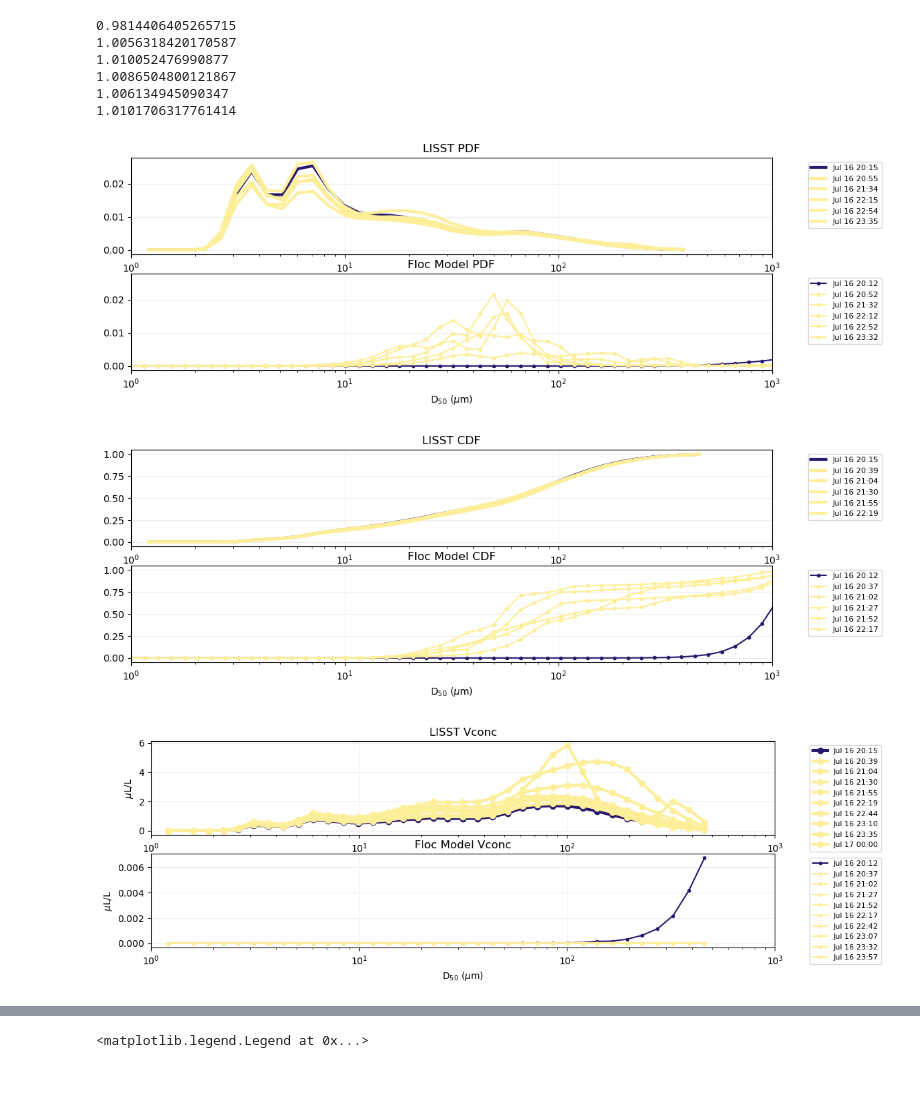
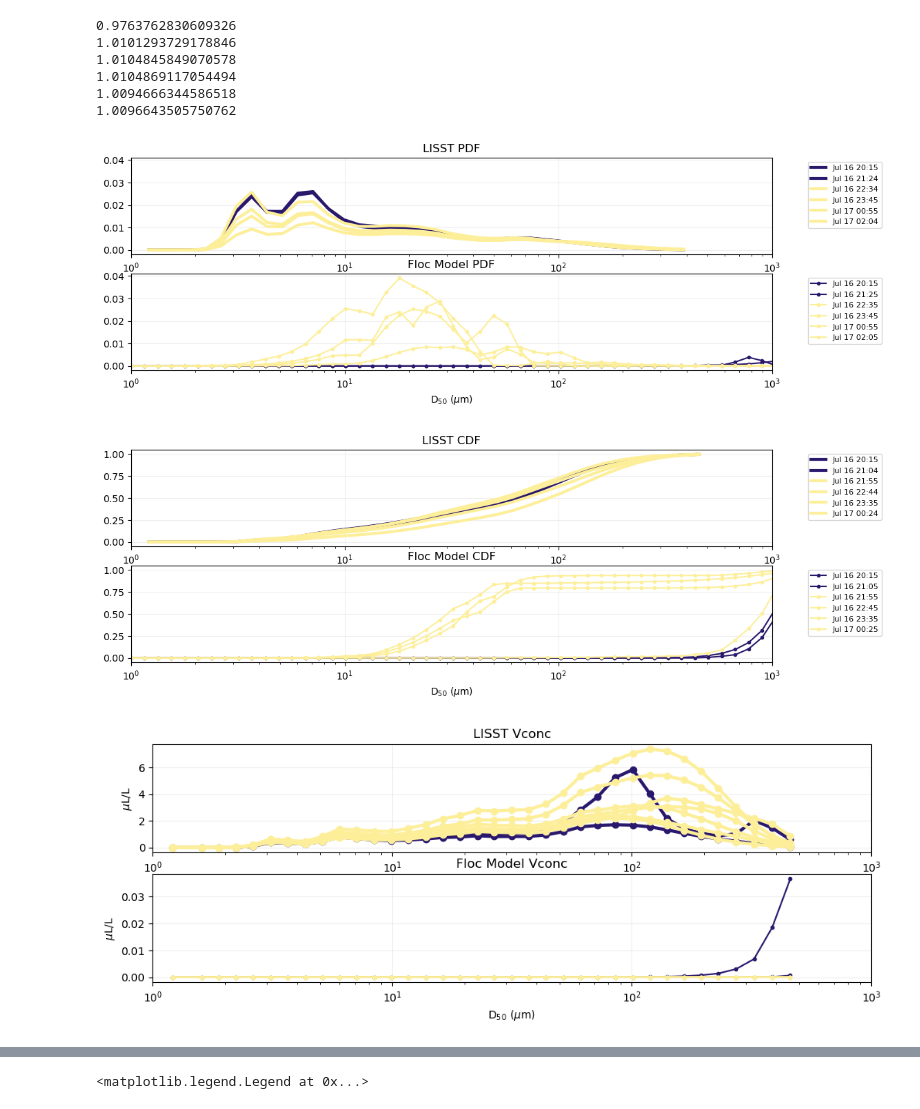
Before and after one commit to sienna-white/enkf_sediment, a Jupyter notebook: plot_floc_mod_ens.ipynb, the cells around one changed output, grey strips where cells are left out. Cells and saved outputs as stored; diff of their text form; code cells hidden in the pictures; blank space fills up the shorter version.

```diff
--- a/plot_floc_mod_ens.ipynb
+++ b/plot_floc_mod_ens.ipynb
@@ -10,10 +10,10 @@ from scipy.integrate import cumulative_trapezoid #, trapz
 
 
 ############################## OPEN MODEL DATA ##############################
-ds = xr.open_dataset("FlocMod_ADV_G_34.nc", decode_times=False)
+ds = xr.open_dataset("FlocMod_ADV_G_37.nc", decode_times=False)
 volume = 4/3 * np.pi * (ds.Ds/2)**3
 date = pd.to_datetime("2020-07-16 20:10:01")
-# ds = ds.dropna(dim="N", how="all")
+ds = ds.dropna(dim="N", how="any")
 mtime = [date + pd.Timedelta(t, unit='s') for t in ds.time.values]
 nt = len(ds.time)
 Nens = len(ds.N)
@@ -85,7 +85,7 @@ for j, Ds in enumerate(range(0, Ns, 4)):
     axs[j].grid(alpha=0.3)
     axs[j].set_title(r"Ds = %.2f $\mu$m" % (ds.Ds.isel(Ds=Ds).values*1e6))
     time = ds.time.values / 3600
-    axs[j].set_ylim(0, 0.1)
+    axs[j].set_ylim(0, 0.5)
     for i in range(0, Nens):
         G = ds.G.isel(time=1, N=i)
         s0 = ds.ssc.isel(N=i).isel(Ds=Ds) * volume[Ds] * 1e6
@@ -298,7 +298,7 @@ ax2.tick_params(axis='y', colors='#B21235')
 ax2.set_ylabel("ADV shear stress (s$^{-1}$)", color='#B21235')
 
 # Number of particles
-var = ds.ssc.rolling(time=4).mean() # shape = (1380, 10, 250)
+var = ds.ssc.rolling(time=40).mean() # shape = (1380, 10, 250)
 Ds_aligned = ds.Ds.values[None, :, None]
 weights = var  *  volume
 mean_d = np.sum(Ds_aligned * weights, axis=1) / np.sum(weights, axis=1)
@@ -325,7 +325,7 @@ d50 = lds['D50'].mean(axis=1)
 ax.fill_between(ldates, np.squeeze(d50-stds), np.squeeze(d50+stds), color='#CBE2FE', alpha=0.55, label="LISST std. deviation")
 ax.plot(ldates, d50, 'o', color='#10288C', label="LISST D$_{50}$", markersize=3)
 format_date_ax(ax, 12)
-ax.set_ylim(0, 250)
+ax.set_ylim(0, 200)
 
 # Add ADCP
 h = axs[1].contourf(rtime, -adcp_z + offset, adcp_u.T, cmap=cmo.cm.balance, levels=levels)
@@ -417,13 +417,13 @@ for ax in axs:
     ax.legend(bbox_to_anchor=(1.05, 1), loc='upper left', fontsize=8)
     ax.set_xscale('log')
 # %% [output]
-0.9814406405265715
-1.0056318420170587
-1.010052476990877
-1.0086504800121867
-1.006134945090347
-1.0101706317761414
+0.9763762830609326
+1.0101293729178846
+1.0104845849070578
+1.0104869117054494
+1.0094666344586518
+1.0096643505750762
-[figure, old version]
+[figure, new version]
 # %%
 # CDF
 
@@ -466,7 +466,7 @@ for ax in axs:
 
     ax.set_xscale('log')
 # %% [output]
-[figure, old version]
+[figure, new version]
 # %%
 # volume concentration
 
@@ -480,35 +480,35 @@ for i in range(5, nt, 50):
     # 4. Plot the CDF against your x-axis (Ds)
     color = date2color(mtime[i])
     interpolated = np.interp(x[0:-1], Ds_, conc)
     # axs[1].plot(Ds_, conc, '--', color=color, markersize=3, label=mtime[i].strftime("%b %d %H:%M"))
     axs[1].plot(x[0:-1], interpolated, '-o', color=color, markersize=3, label=mtime[i].strftime("%b %d %H:%M"))
 
     # axs[1].plot(Ds_, conc, '-o', color=color, markersize=3, label=mtime[i].strftime("%b %d %H:%M"))
 
     ### Plot equivalent LISST data
     cdf = lds.vconc.sel(time=mtime[i], method='nearest').isel(depth=0)
     cdf = cdf.mean(dim='sample')
 
     d0 = pd.to_datetime(cdf.time.values)
     color = date2color(d0)
     axs[0].plot(x[0:-1], cdf, '-o', color=color, linewidth=3, label=d0.strftime("%b %d %H:%M"))
 
 axs[1].set_title("Floc Model Vconc")
 axs[0].set_title("LISST Vconc")
 
 for ax in axs:
     ax.set_xlim(1, 1000)
 
     ax.set_xlabel('D$_{50}$ ($\mu$m)')
     # ax.set_xlim(x[0], x[-1])
     ax.grid(alpha=0.2)
-    ax.legend(bbox_to_anchor=(1.05, 1), loc='upper left', fontsize=8)
+    # ax.legend(bbox_to_anchor=(1.05, 1), loc='upper left', fontsize=8)
 
     ax.set_xscale('log')
     ax.set_ylabel("$\mu$L/L")
     # print(lds.vconc)
 # %% [output]
-[figure, old version]
+[figure, new version]
 # %%
 lstdata= pd.read_csv("/global/homes/s/siennaw/scratch/siennaw/scripts/enkf_sediment/lisst_data.csv")
 
```
Also changed, not shown: parts of 10 cells of this notebook, 1 other file.
